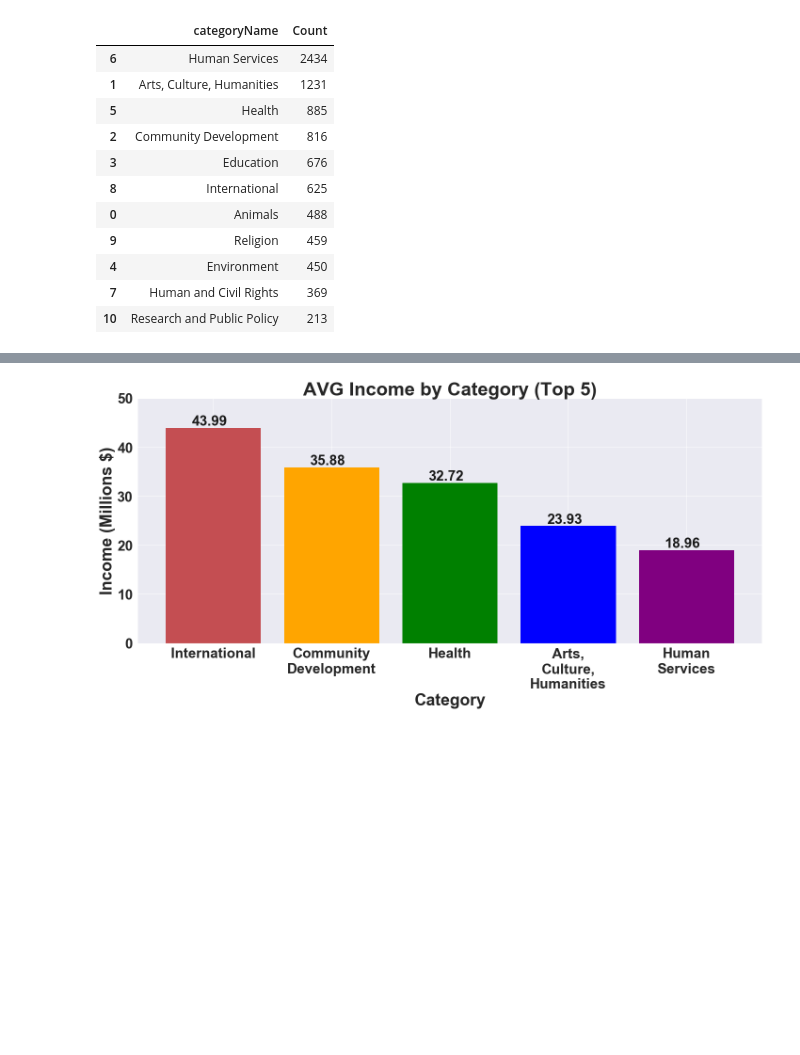
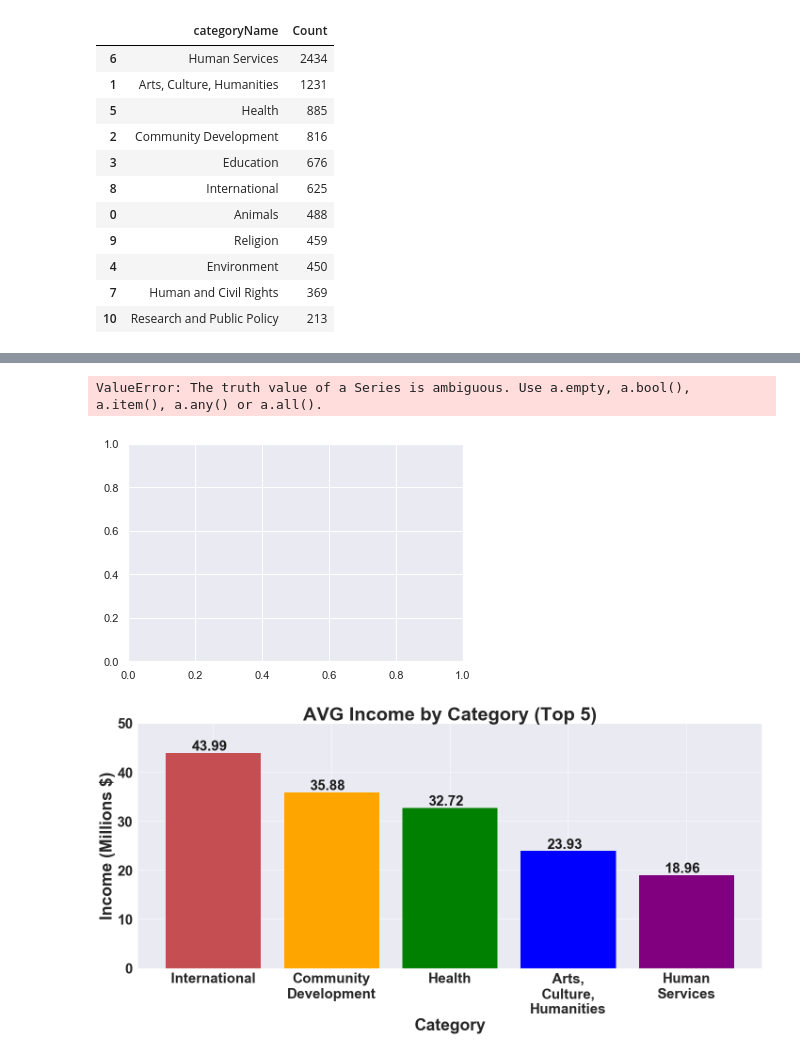
Before and after one commit to jackvessa/Capstone1_Givz_EDA, a Jupyter notebook: Charity_Navigator_Data_CSV.ipynb, the cells around one changed output, grey strips where cells are left out. Drawn from its saved outputs; the diff is of its cells as text; code cells hidden in the pictures; blank space fills up the shorter version.

```diff
--- a/Charity_Navigator_Data_CSV.ipynb
+++ b/Charity_Navigator_Data_CSV.ipynb
@@ -262,0 +377,2 @@ category_df_income["AVG_Income"] = round((category_df_income["IncomeAdjusted"] /
+# %%
+top_five_cat_df = pd.concat([International_df, CommDev_df, Health_df, ACH_df, HS_df])
@@ -262,0 +426,6 @@ category_df_income["AVG_Income"] = round((category_df_income["IncomeAdjusted"] /
+# %%
+fig, ax = plt.subplots()
+ax.boxplot(top_five_cat_df['incomeAmount'], top_five_cat_df['categoryName']);
+# %% [output]
+ValueError: The truth value of a Series is ambiguous. Use a.empty, a.bool(), a.item(), a.any() or a.all().
+[figure, added]
```
Also changed, not shown: parts of 21 cells of this notebook.
